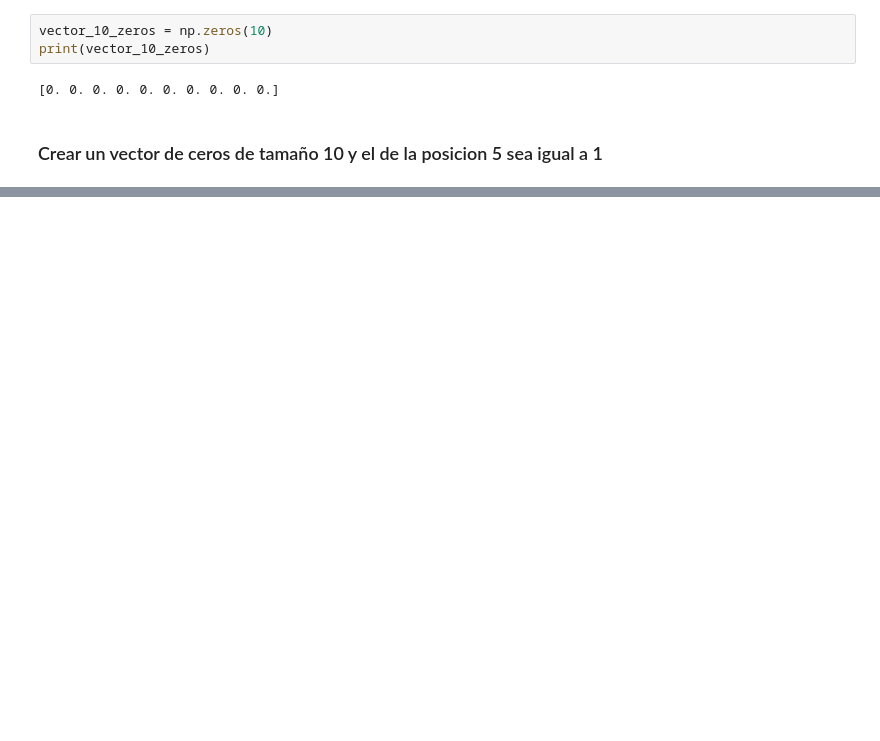
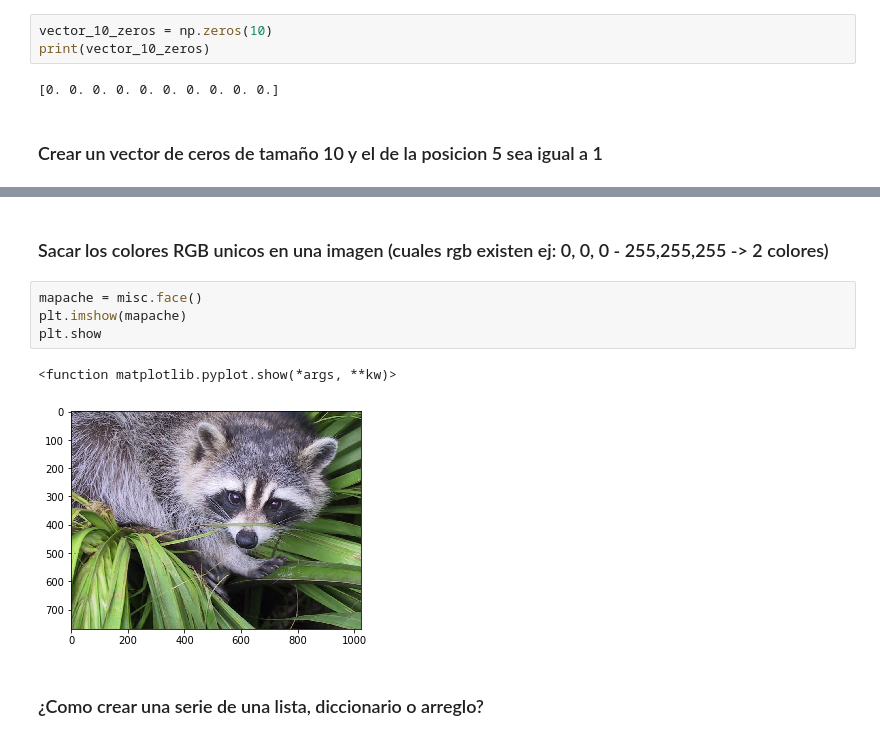
Before and after one commit to 2019-a-gr1-python/Examen-1er-Bimestre-Alvarez-Miguel, a Jupyter notebook: Examen_1er_Bimestre_Alvarez_Miguel.ipynb, the cells around one changed output, grey strips where cells are left out. Saved outputs shown, nothing was run; the diff lists cells and outputs as text; blank space fills up the shorter version.

```diff
--- a/Examen_1er_Bimestre_Alvarez_Miguel.ipynb
+++ b/Examen_1er_Bimestre_Alvarez_Miguel.ipynb
@@ -15,0 +85,11 @@ vector_10_zeros2 = np.zeros(10)
+# %% [markdown]
+###  Sacar los colores RGB unicos en una imagen (cuales rgb existen ej: 0, 0, 0 - 255,255,255 -> 2 colores)
+# %%
+mapache = misc.face()
+plt.imshow(mapache)
+plt.show
+# %% [output]
+<function matplotlib.pyplot.show(*args, **kw)>
+[figure, added]
+# %% [markdown]
+### ¿Como crear una serie de una lista, diccionario o arreglo?
```
Also changed, not shown: parts of 18 cells of this notebook.
